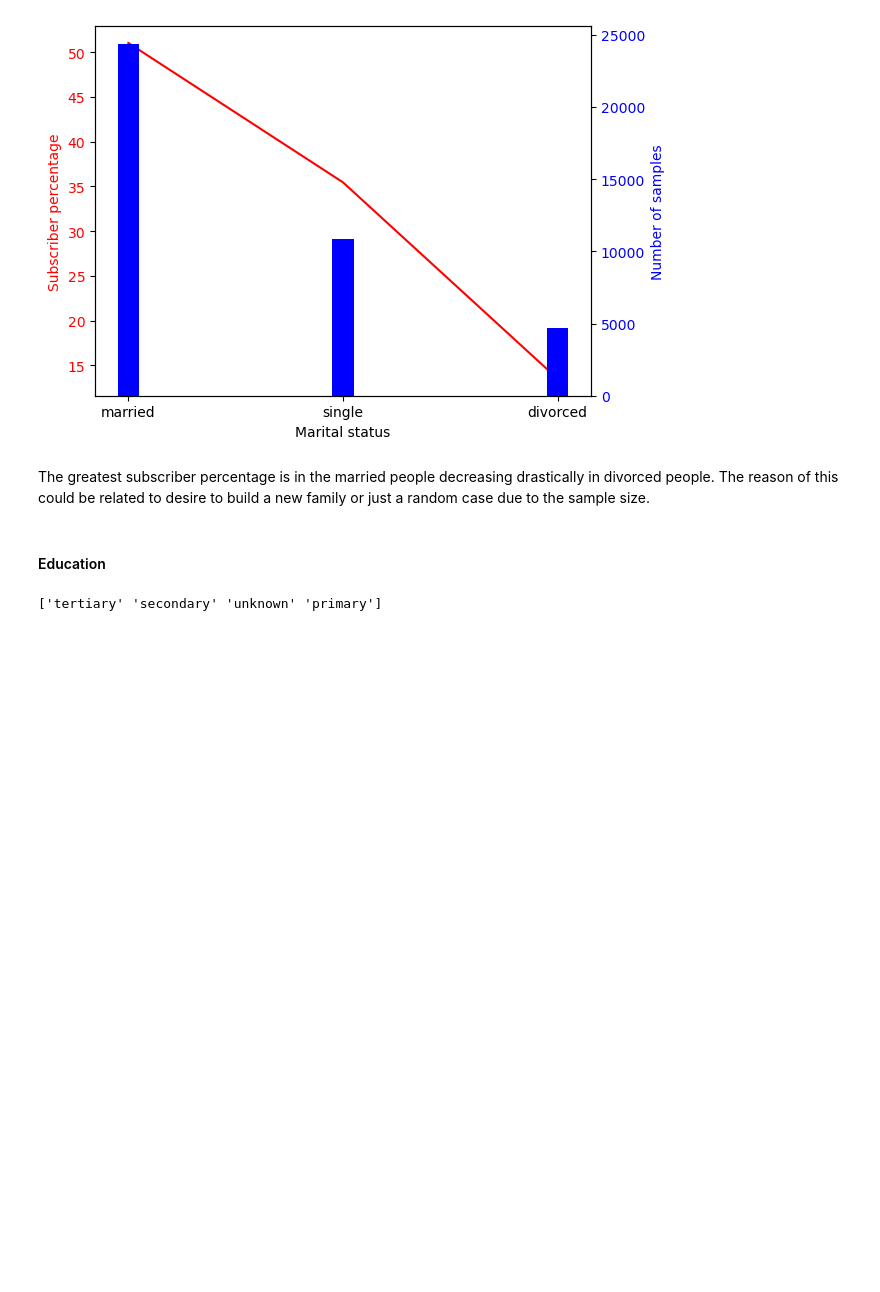
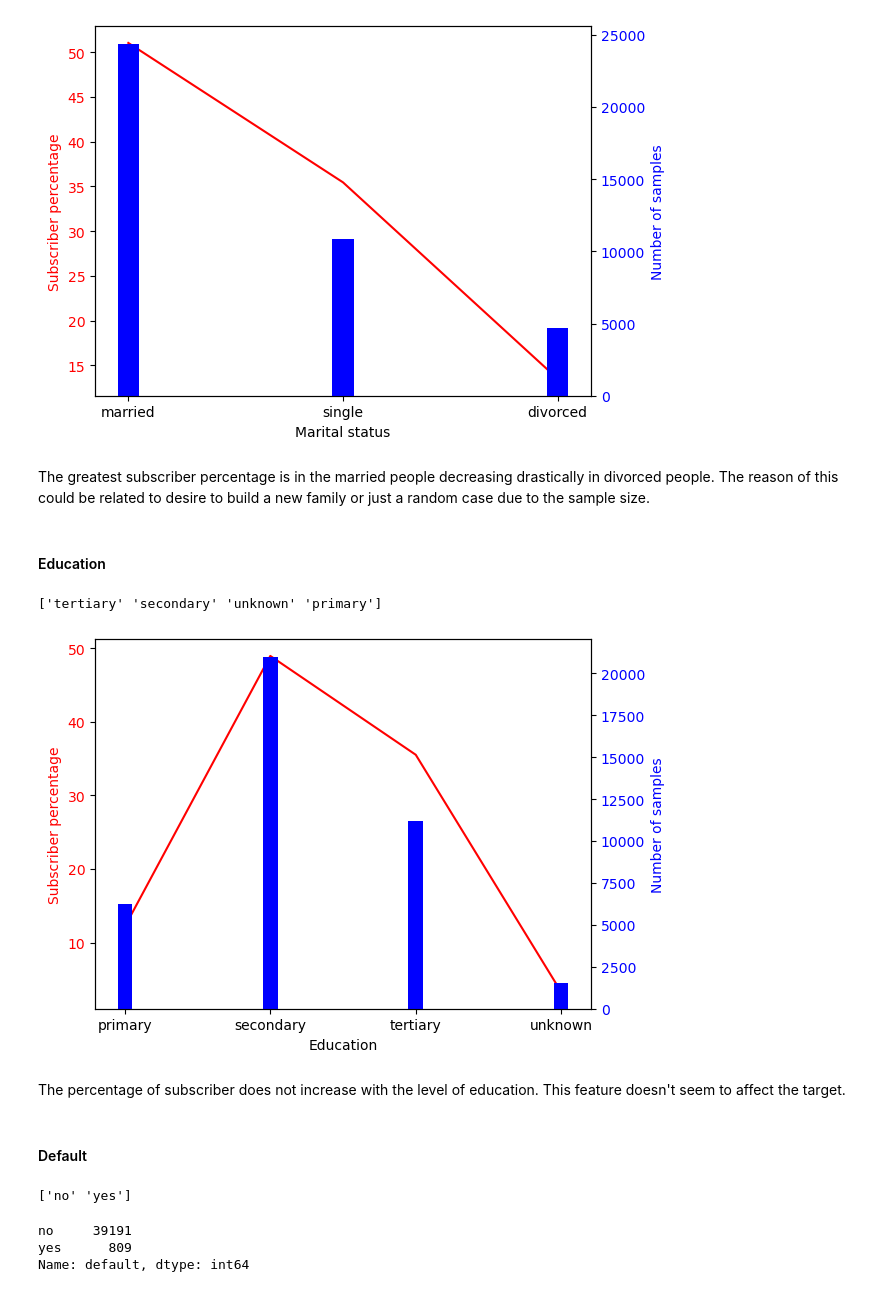
Before and after one commit to chiara89/OJGBREGVkBPNHLBf, a Jupyter notebook: term_deposit_subscription_prediction.ipynb, the cells around one changed output. Saved outputs shown, nothing was run; the diff lists cells and outputs as text; code cells hidden in the pictures; blank space fills up the shorter version.

```diff
--- a/term_deposit_subscription_prediction.ipynb
+++ b/term_deposit_subscription_prediction.ipynb
@@ -372,4 +372,41 @@ print(df['education'].unique())
 ['tertiary' 'secondary' 'unknown' 'primary']
 # %%
 label = ['primary', 'secondary', 'tertiary', 'unknown']
-perc_ed = []
+perc_ed = [round((df_sub[df_sub.education=='primary']).shape[0]/df_sub.shape[0]*100,2),round((df_sub[df_sub.education=='secondary']).shape[0]/df_sub.shape[0]*100,2),round((df_sub[df_sub.education=='tertiary']).shape[0]/df_sub.shape[0]*100,2),round((df_sub[df_sub.education=='unknown']).shape[0]/df_sub.shape[0]*100,2)]
+num_samp_ed = [df[df.education=='primary'].shape[0],df[df.education=='secondary'].shape[0],df[df.education=='tertiary'].shape[0],df[df.education=='unknown'].shape[0]]
+# Create Plot
+
+fig, ax1 = plt.subplots()
+
+ax1.set_xlabel("Education")
+ax1.set_ylabel('Subscriber percentage', color = 'red')
+ax1.plot(label,perc_ed, color = 'red')
+ax1.tick_params(axis ='y', labelcolor = 'red')
+
+# Adding Twin Axes
+
+ax2 = ax1.twinx()
+
+ax2.set_ylabel('Number of samples', color = 'blue')
+ax2.bar(label,num_samp_ed,width=0.1, color = 'blue')
+ax2.tick_params(axis ='y', labelcolor = 'blue')
+
+# Show plot
+
+plt.show()
+# %% [output]
+[figure, added]
+# %% [markdown]
+The percentage of subscriber does not increase with the level of education. This feature doesn't seem to affect the target.
+# %% [markdown]
+#### Default
+# %%
+print(df['default'].unique())
+# %% [output]
+['no' 'yes']
+# %%
+print(df['default'].value_counts())
+# %% [output]
+no     39191
+yes      809
+Name: default, dtype: int64
```
Also changed, not shown: parts of 43 cells of this notebook.
